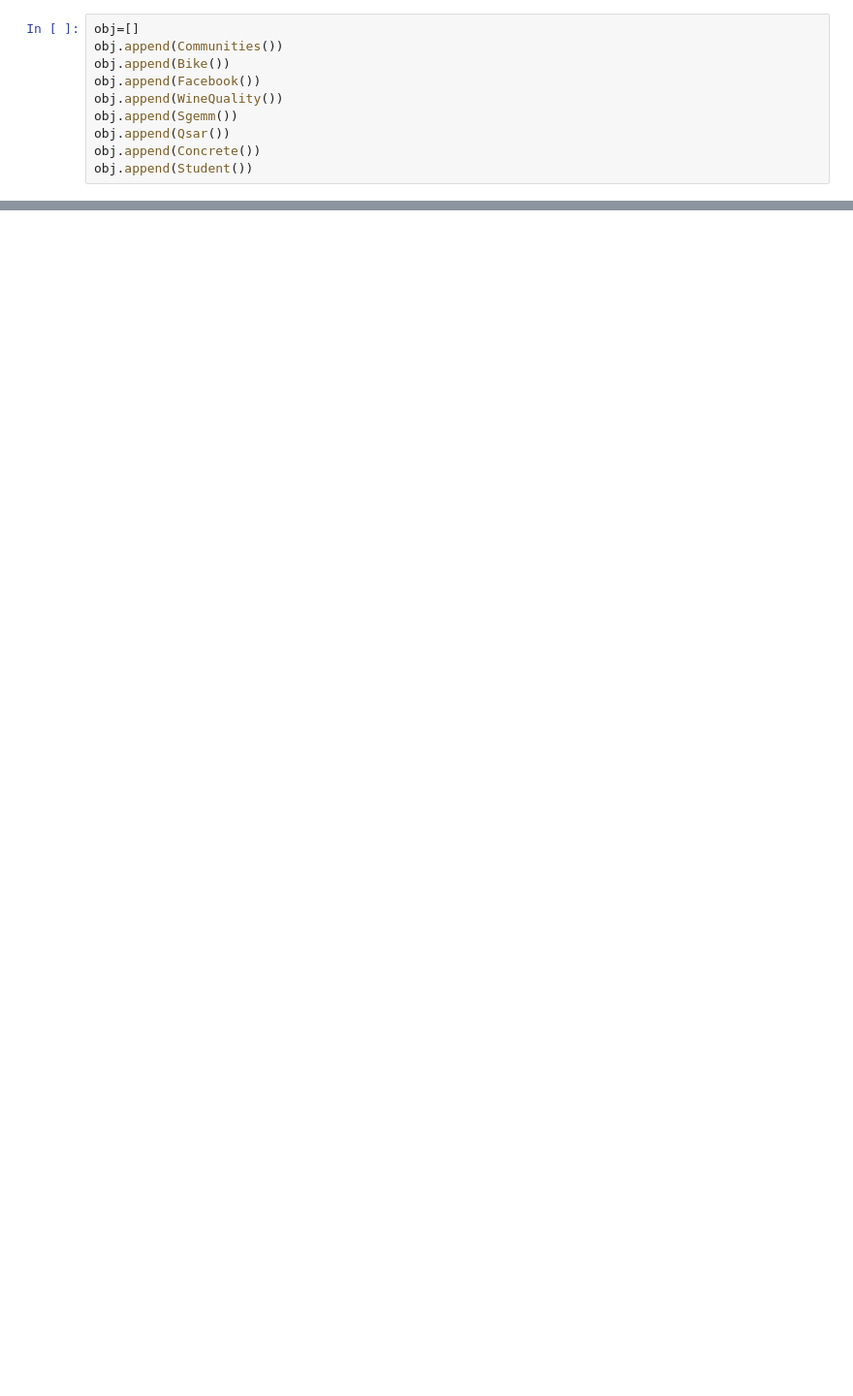
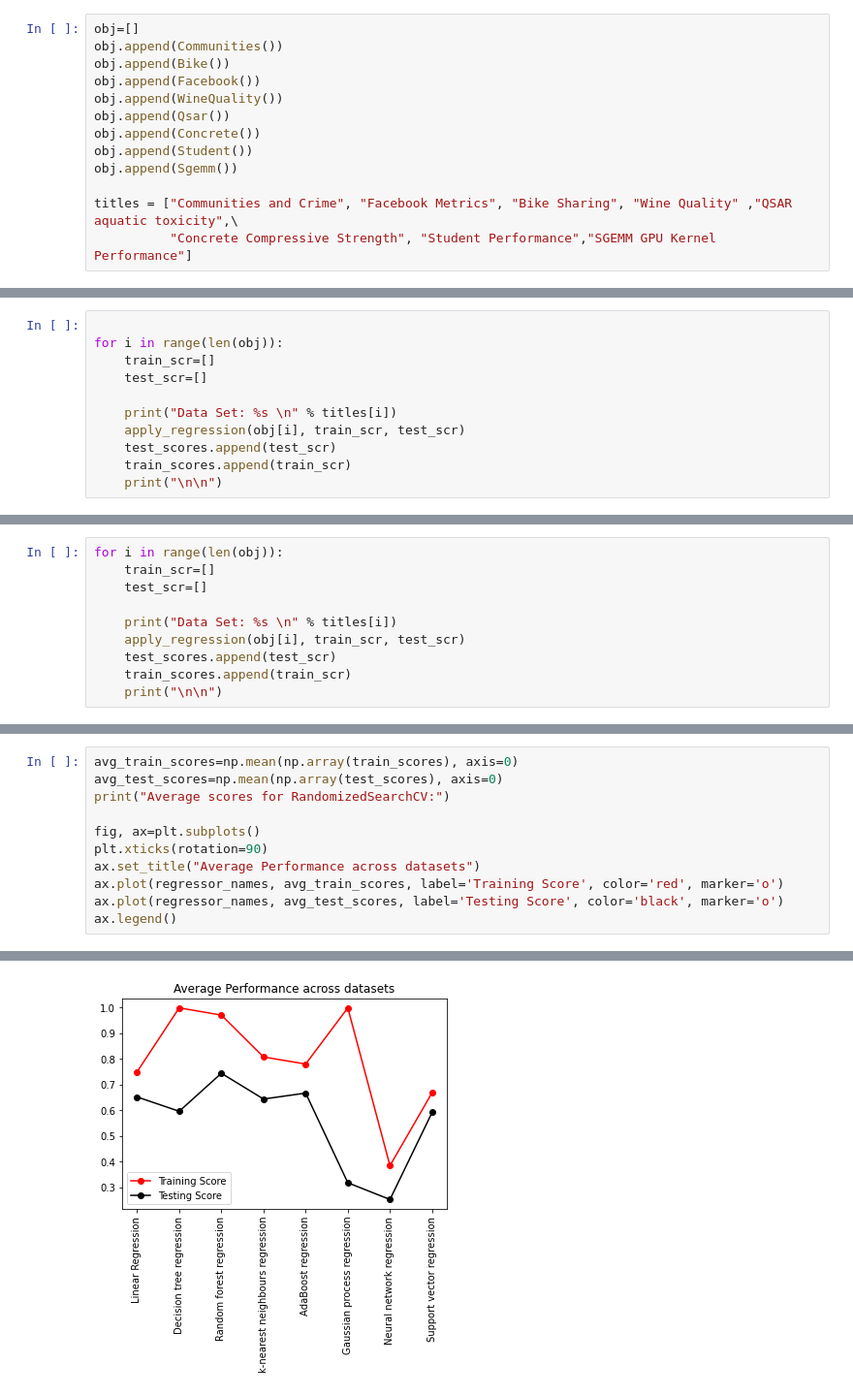
Before and after one commit to nazliensafi/COMP432-Fall2021, a Jupyter notebook: Regression/regression.ipynb, the cells around one changed output, grey strips where cells are left out. Shown at 97% size. Saved outputs shown, nothing was run; the diff lists cells and outputs as text; blank space fills up the shorter version.

Commit message:
Regression working

```diff
--- a/Regression/regression.ipynb
+++ b/Regression/regression.ipynb
@@ -140,7 +145,10 @@ obj.append(Communities())
 obj.append(Bike())
 obj.append(Facebook())
 obj.append(WineQuality())
-obj.append(Sgemm())
 obj.append(Qsar())
 obj.append(Concrete())
 obj.append(Student())
+obj.append(Sgemm())
+
+titles = ["Communities and Crime", "Facebook Metrics", "Bike Sharing", "Wine Quality" ,"QSAR aquatic toxicity",\
+          "Concrete Compressive Strength", "Student Performance","SGEMM GPU Kernel Performance"]
@@ -154,0 +192,11 @@ array([[18,  4,  4, ...,  4,  0, 11],
+# %%
+
+for i in range(len(obj)):
+    train_scr=[]
+    test_scr=[]
+
+    print("Data Set: %s \n" % titles[i])
+    apply_regression(obj[i], train_scr, test_scr)
+    test_scores.append(test_scr)
+    train_scores.append(train_scr)
+    print("\n\n")
@@ -154,0 +389,10 @@ array([[18,  4,  4, ...,  4,  0, 11],
+# %%
+for i in range(len(obj)):
+    train_scr=[]
+    test_scr=[]
+
+    print("Data Set: %s \n" % titles[i])
+    apply_regression(obj[i], train_scr, test_scr)
+    test_scores.append(test_scr)
+    train_scores.append(train_scr)
+    print("\n\n")
@@ -154,0 +530,12 @@ array([[18,  4,  4, ...,  4,  0, 11],
+# %%
+avg_train_scores=np.mean(np.array(train_scores), axis=0)
+avg_test_scores=np.mean(np.array(test_scores), axis=0)
+print("Average scores for RandomizedSearchCV:")
+
+fig, ax=plt.subplots()
+plt.xticks(rotation=90)
+ax.set_title("Average Performance across datasets")
+ax.plot(regressor_names, avg_train_scores, label='Training Score', color='red', marker='o')
+ax.plot(regressor_names, avg_test_scores, label='Testing Score', color='black', marker='o')
+ax.legend()
+# %% [output]
@@ -154,0 +544 @@ array([[18,  4,  4, ...,  4,  0, 11],
+[figure, added]
```
Also changed, not shown: parts of 18 cells of this notebook.
